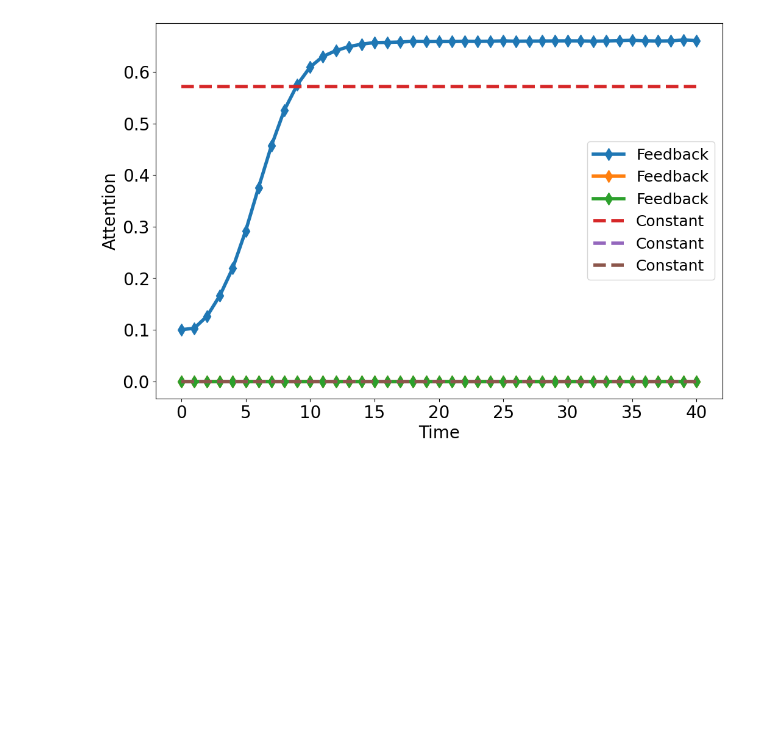
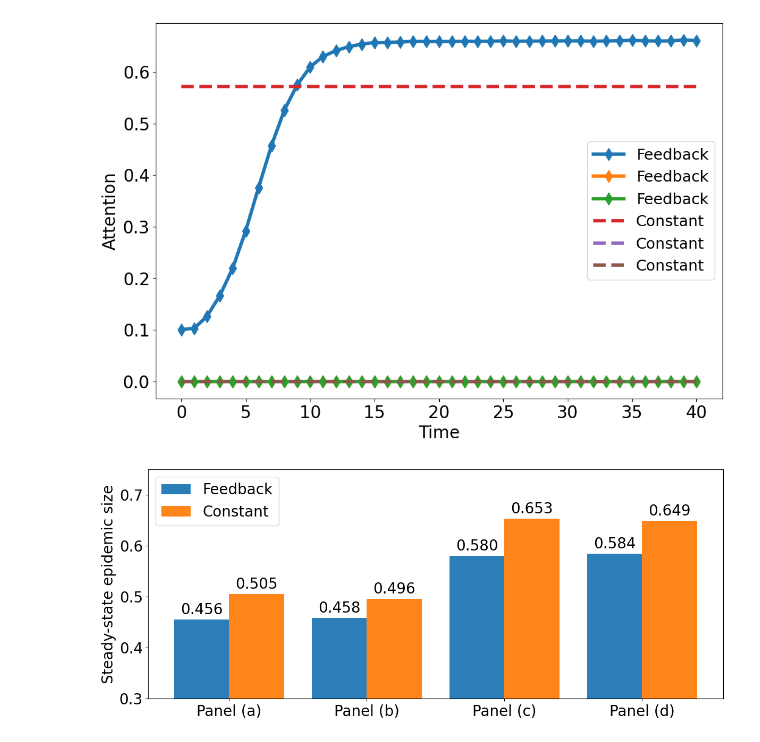
Before and after one commit to WangMengshou/PIS-multilayer, a Jupyter notebook: plotting/Two_layer/plotting.ipynb, the cells around one changed output. Saved outputs shown, nothing was run; the diff lists cells and outputs as text; code cells hidden in the pictures; blank space fills up the shorter version.

```diff
--- a/plotting/Two_layer/plotting.ipynb
+++ b/plotting/Two_layer/plotting.ipynb
@@ -168,3 +168,60 @@ plt.savefig('../figs/Two_layer/feedback_10_X_X.png', dpi=600, bbox_inches='tight
 plt.show()
 # %% [output]
 [figure]
+# %%
+y1end_10_10_5 = mcmc_features_times_10_10_5[..., [2, 3, 4]].sum(dim=2).mean(dim=1)[0:Tscale+1][-1]
+y2end_10_10_5 = mcmc_features_times_con_10_10_5[..., [2, 3, 4]].sum(dim=2).mean(dim=1)[-1]
+
+y1end_10_X_5 = mcmc_features_times_10_X_5[..., [2, 3, 4]].sum(dim=2).mean(dim=1)[0:Tscale+1][-1]
+y2end_10_X_5 = mcmc_features_times_con_10_X_5[..., [2, 3, 4]].sum(dim=2).mean(dim=1)[-1]
+
+y1end_10_10_X = mcmc_features_times_10_10_X[..., [2, 3, 4]].sum(dim=2).mean(dim=1)[0:Tscale+1][-1]
+y2end_10_10_X = mcmc_features_times_con_10_10_X[..., [2, 3, 4]].sum(dim=2).mean(dim=1)[-1]
+
+y1end_10_X_X = mcmc_features_times_10_X_X[..., [2, 3, 4]].sum(dim=2).mean(dim=1)[0:Tscale+1][-1]
+y2end_10_X_X = mcmc_features_times_con_10_X_X[..., [2, 3, 4]].sum(dim=2).mean(dim=1)[-1]
+
+# Creating bar chart for final epidemic sizes
+fig, ax = plt.subplots(figsize=(12, 5))
+
+# Data for the bar chart
+scenarios = ['Panel (a)', 'Panel (b)', 'Panel (c)', 'Panel (d)']
+feedback_values = [y1end_10_10_5.item(), y1end_10_X_5.item(), y1end_10_10_X.item(), y1end_10_X_X.item()]
+constant_values = [y2end_10_10_5.item(), y2end_10_X_5.item(), y2end_10_10_X.item(), y2end_10_X_X.item()]
+
+# Set the width of the bars
+bar_width = 0.4
+import numpy as np
+x = np.arange(len(scenarios))
+
+# Create the bars
+bars1 = ax.bar(x - bar_width/2, feedback_values, bar_width, label='Feedback', color='#1f77b4', alpha=0.95)
+bars2 = ax.bar(x + bar_width/2, constant_values, bar_width, label='Constant', color='#ff7f0e', alpha=0.95)
+
+# Add labels, title and legend
+ax.set_ylabel('Steady-state epidemic size', fontsize=20)
+ax.set_xticks(x)
+ax.set_xticklabels(scenarios, fontsize=20)
+ax.tick_params(axis='y', labelsize=20)
+ax.legend(fontsize=20)
+ax.set_ylim(0.3, 0.75)
+
+# Add value labels on top of bars
+def add_labels(bars):
+    for bar in bars:
+        height = bar.get_height()
+        ax.annotate(f'{height:.3f}',
+                    xy=(bar.get_x() + bar.get_width() / 2, height),
+                    xytext=(0, 3),  # 3 points vertical offset
+                    textcoords="offset points",
+                    ha='center', va='bottom', fontsize=20)
+
+add_labels(bars1)
+add_labels(bars2)
+
+plt.tight_layout()
+plt.savefig('../figs/Two_layer/final_epidemic_comparison.svg', bbox_inches='tight')
+plt.savefig('../figs/Two_layer/final_epidemic_comparison.png', dpi=600, bbox_inches='tight')
+plt.show()
+# %% [output]
+[figure, added]
```
Also changed, not shown: 12 other files.
